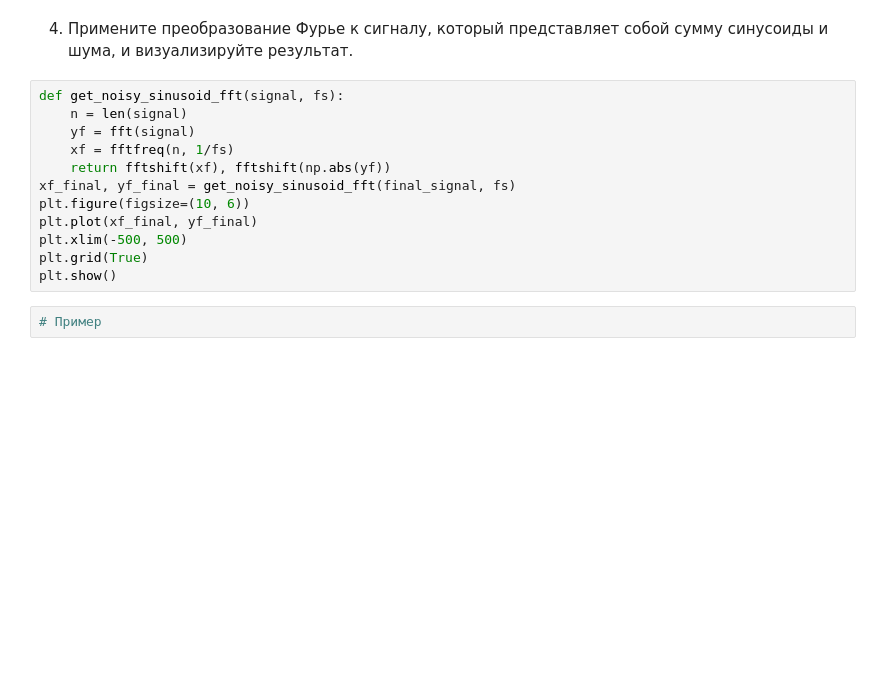
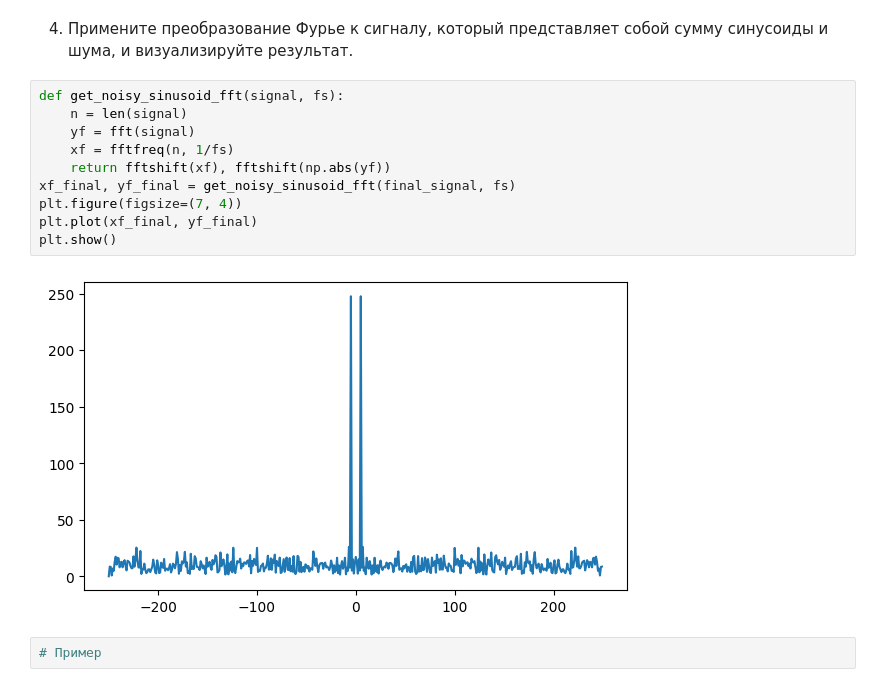
Before and after one commit to DanisStepanov/Computer-mathematics-systems, a Jupyter notebook: 10. Генерация сигналов и преобразования Фурье/Практическая_работа_№10_Генерация_сигналов_и_преобразования_Фурье.ipynb, the cells around one changed output. Saved outputs shown, nothing was run; the diff lists cells and outputs as text; blank space fills up the shorter version.

```diff
--- a/10. Генерация сигналов и преобразования Фурье/Практическая_работа_№10_Генерация_сигналов_и_преобразования_Фурье.ipynb
+++ b/10. Генерация сигналов и преобразования Фурье/Практическая_работа_№10_Генерация_сигналов_и_преобразования_Фурье.ipynb
@@ -179,15 +179,15 @@ plt.show()
 # %%
 def get_noisy_sinusoid_fft(signal, fs):
     n = len(signal)
     yf = fft(signal)
     xf = fftfreq(n, 1/fs)
     return fftshift(xf), fftshift(np.abs(yf))
 xf_final, yf_final = get_noisy_sinusoid_fft(final_signal, fs)
-plt.figure(figsize=(10, 6))
+plt.figure(figsize=(7, 4))
 plt.plot(xf_final, yf_final)
-plt.xlim(-500, 500)
-plt.grid(True)
 plt.show()
+# %% [output]
+[figure, added]
 # %%
 # Пример
 # %% [output]
```
Also changed, not shown: parts of 15 cells of this notebook.
